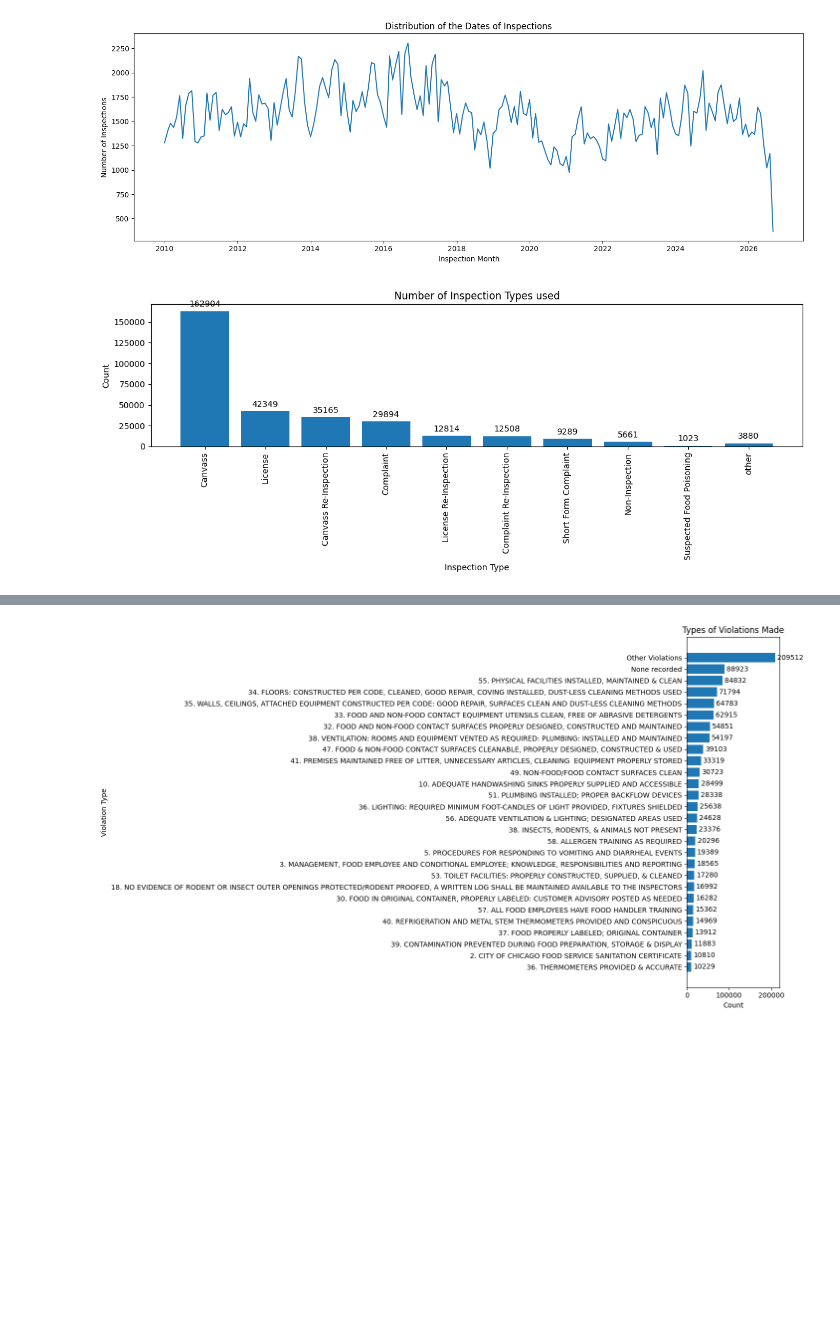
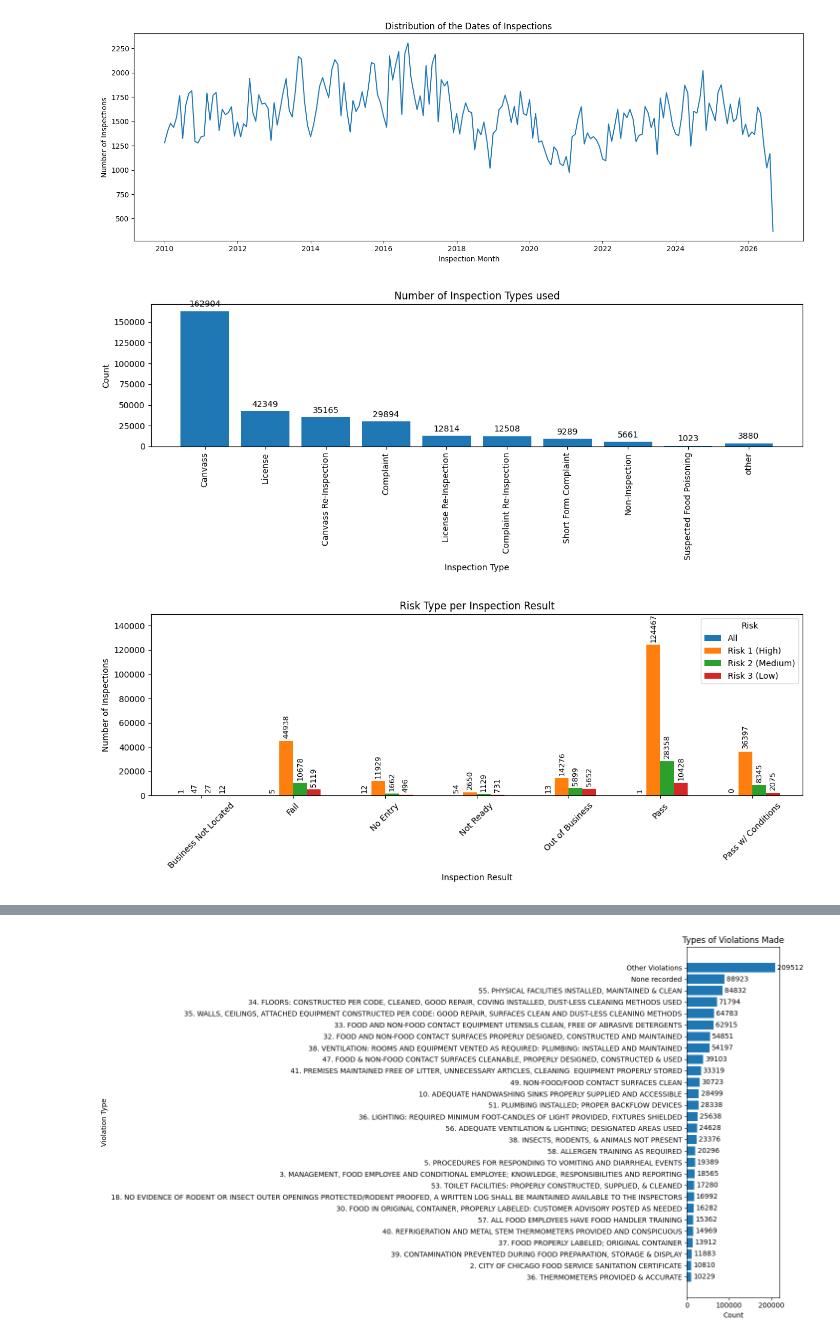
Before and after one commit to idanm-commiting/Sanitation-Project, a Jupyter notebook: Copy_of_Copy_of_Juan's_Work2.ipynb, the cells around one changed output, grey strips where cells are left out. Cells and saved outputs as stored; diff of their text form; code cells hidden in the pictures; blank space fills up the shorter version.

```diff
--- a/Copy_of_Copy_of_Juan's_Work2.ipynb
+++ b/Copy_of_Copy_of_Juan's_Work2.ipynb
@@ -107,17 +138,28 @@ plt.show()
 # %%
 inspection_counts = DataFrame12["Inspection Type"].value_counts()
 shown = inspection_counts.loc[inspection_counts >= 1000].copy()
 shown.loc["other"] = inspection_counts.loc[inspection_counts < 1000].sum()
 
 fig, ax = plt.subplots(figsize=(12, 5))
 bars = ax.bar(shown.index, shown.values)
 ax.set(title="Number of Inspection Types used",xlabel="Inspection Type",ylabel="Count")
 ax.bar_label(bars, padding=3)
 plt.xticks(rotation=90)
 plt.tight_layout()
 plt.show()
+
+counts = pd.crosstab(DataFrame12["Results"], DataFrame12["Risk"])
+ax = counts.plot.bar(
+    figsize=(12, 5), width=0.6, rot=45,
+    title="Risk Type per Inspection Result",
+    xlabel="Inspection Result", ylabel="Number of Inspections")
+for bars in ax.containers:ax.bar_label(bars, fmt="%.0f", padding=3, rotation=90, fontsize=9)
+ax.margins(y=0.2)
+plt.tight_layout()
+plt.show()
 # %% [output]
 [figure]
+[figure, added]
 # %%
 result_counts = DataFrame12["Results"].fillna("Blank").value_counts()
 
```
Also changed, not shown: parts of 3 cells of this notebook.
